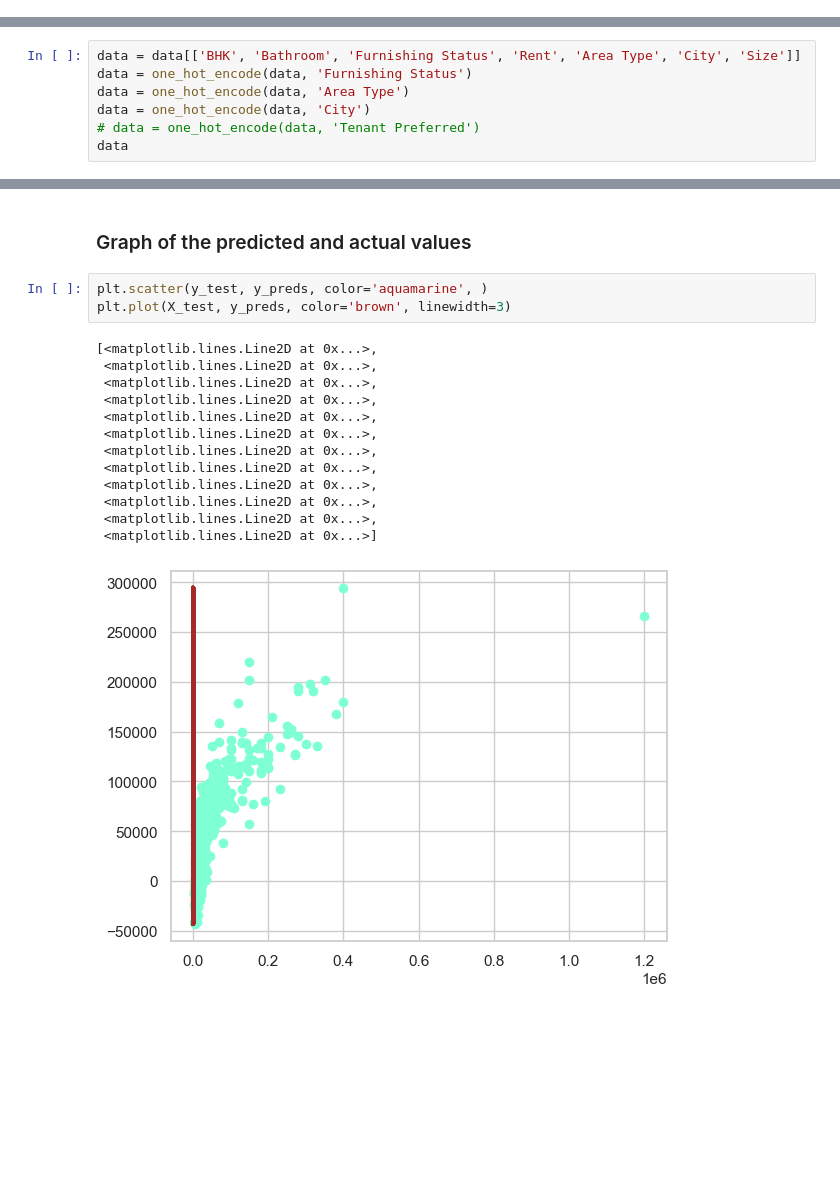
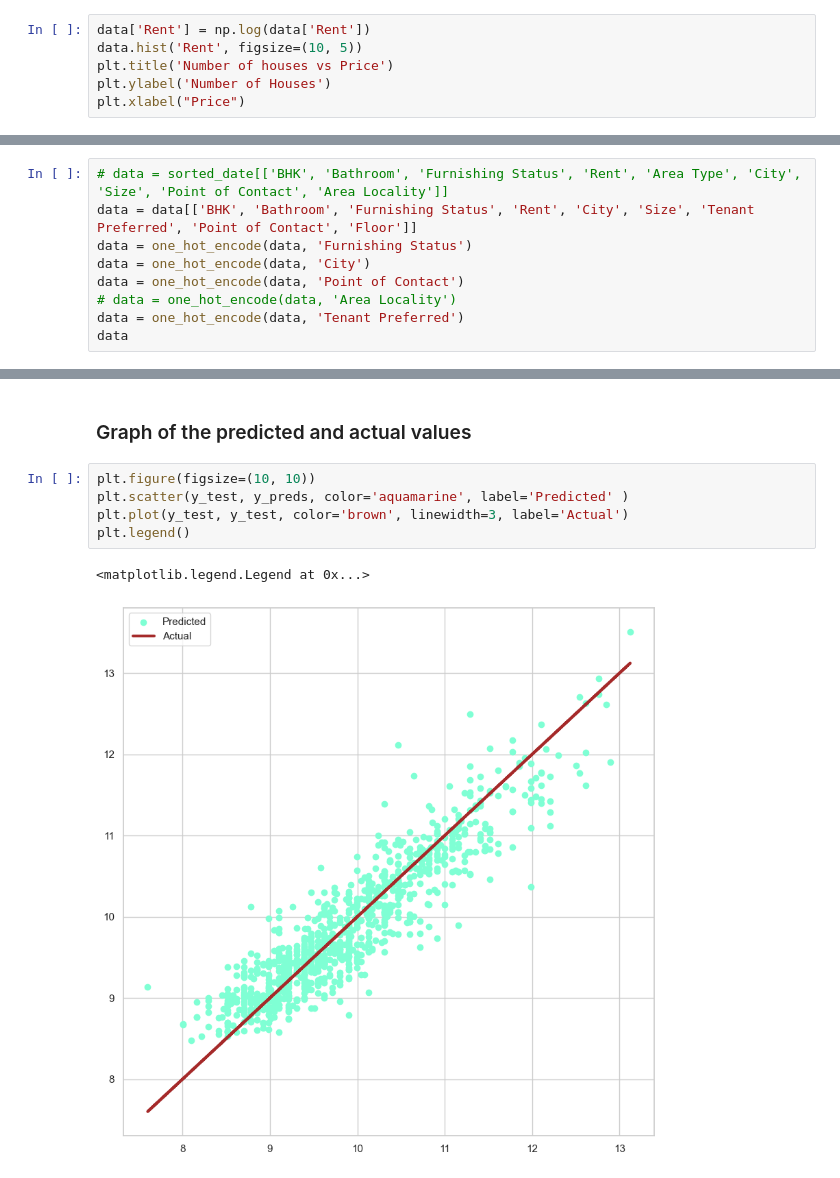
Before and after one commit to nigelhaim/Machine_Learning, a Jupyter notebook: Lab1/Lab1_Improved.ipynb, the cells around one changed output, grey strips where cells are left out. Drawn from its saved outputs; the diff is of its cells as text; blank space fills up the shorter version.

```diff
--- a/Lab1/Lab1_Improved.ipynb
+++ b/Lab1/Lab1_Improved.ipynb
@@ -98,0 +238,6 @@ plt.bar(sorted_date['Posted On'], sorted_date['Rent'])
+# %%
+data['Rent'] = np.log(data['Rent'])
+data.hist('Rent', figsize=(10, 5))
+plt.title('Number of houses vs Price')
+plt.ylabel('Number of Houses')
+plt.xlabel("Price")
@@ -105,10 +274,12 @@ def one_hot_encode(data, column):
 # %% [markdown]
 ### Adding values of Area Type and City
 # %%
-data = data[['BHK', 'Bathroom', 'Furnishing Status', 'Rent', 'Area Type', 'City', 'Size']]
+# data = sorted_date[['BHK', 'Bathroom', 'Furnishing Status', 'Rent', 'Area Type', 'City', 'Size', 'Point of Contact', 'Area Locality']]
+data = data[['BHK', 'Bathroom', 'Furnishing Status', 'Rent', 'City', 'Size', 'Tenant Preferred', 'Point of Contact', 'Floor']]
 data = one_hot_encode(data, 'Furnishing Status')
-data = one_hot_encode(data, 'Area Type')
 data = one_hot_encode(data, 'City')
-# data = one_hot_encode(data, 'Tenant Preferred')
+data = one_hot_encode(data, 'Point of Contact')
+# data = one_hot_encode(data, 'Area Locality')
+data = one_hot_encode(data, 'Tenant Preferred')
 data
 # %% [output]
@@ -177,19 +391,10 @@ Coefficient of determination: 0.52
 # %% [markdown]
 ### Graph of the predicted and actual values
 # %%
-plt.scatter(y_test, y_preds, color='aquamarine', )
-plt.plot(X_test, y_preds, color='brown', linewidth=3)
+plt.figure(figsize=(10, 10))
+plt.scatter(y_test, y_preds, color='aquamarine', label='Predicted' )
+plt.plot(y_test, y_test, color='brown', linewidth=3, label='Actual')
+plt.legend()
 # %% [output]
-[<matplotlib.lines.Line2D at 0x...>,
- <matplotlib.lines.Line2D at 0x...>,
- <matplotlib.lines.Line2D at 0x...>,
- <matplotlib.lines.Line2D at 0x...>,
- <matplotlib.lines.Line2D at 0x...>,
- <matplotlib.lines.Line2D at 0x...>,
- <matplotlib.lines.Line2D at 0x...>,
- <matplotlib.lines.Line2D at 0x...>,
- <matplotlib.lines.Line2D at 0x...>,
- <matplotlib.lines.Line2D at 0x...>,
- <matplotlib.lines.Line2D at 0x...>,
- <matplotlib.lines.Line2D at 0x...>]
+<matplotlib.legend.Legend at 0x...>
-[figure, old version]
+[figure, new version]
```
Also changed, not shown: parts of 30 cells of this notebook, 2 other files.
